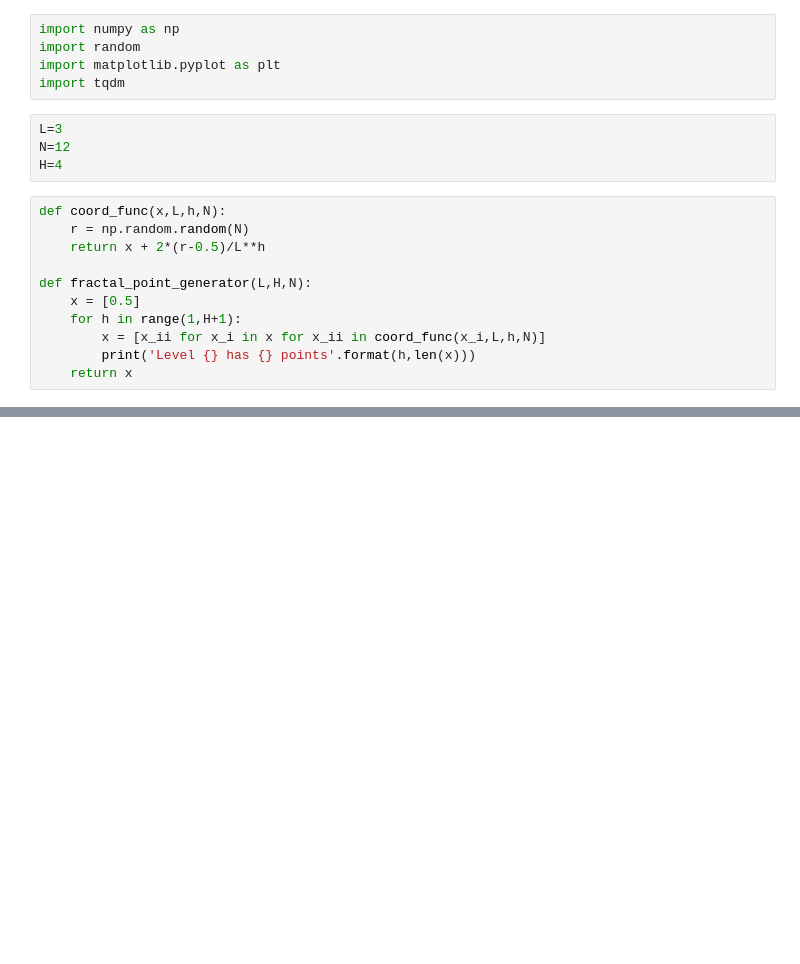
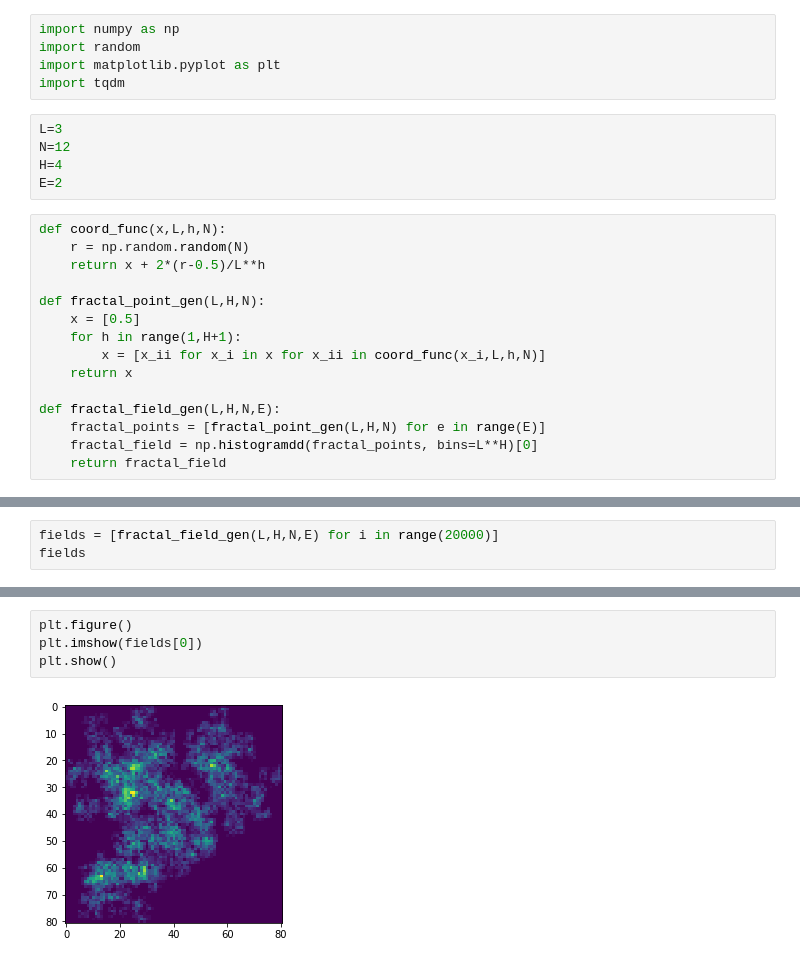
Before and after one commit to MBates92/Scripts, a Jupyter notebook: JupyterNotebooks/Elmegreen's fractal algorithm.ipynb, the cells around one changed output, grey strips where cells are left out. Cells and saved outputs as stored; diff of their text form; blank space fills up the shorter version.

Commit message:
Finished method for Elmegreen's fractal model.

```diff
--- a/JupyterNotebooks/Elmegreen's fractal algorithm.ipynb
+++ b/JupyterNotebooks/Elmegreen's fractal algorithm.ipynb
@@ -7,14 +7,19 @@ import tqdm
 L=3
 N=12
 H=4
+E=2
 # %%
 def coord_func(x,L,h,N):
     r = np.random.random(N)
     return x + 2*(r-0.5)/L**h
 
-def fractal_point_generator(L,H,N):
+def fractal_point_gen(L,H,N):
     x = [0.5]
     for h in range(1,H+1):
         x = [x_ii for x_i in x for x_ii in coord_func(x_i,L,h,N)]
-        print('Level {} has {} points'.format(h,len(x)))
     return x
+
+def fractal_field_gen(L,H,N,E):
+    fractal_points = [fractal_point_gen(L,H,N) for e in range(E)]
+    fractal_field = np.histogramdd(fractal_points, bins=L**H)[0]
+    return fractal_field
@@ -52,0 +26,3 @@ np.histogram2d(*coords)
+# %%
+fields = [fractal_field_gen(L,H,N,E) for i in range(20000)]
+fields
@@ -52,0 +47,6 @@ np.histogram2d(*coords)
+# %%
+plt.figure()
+plt.imshow(fields[0])
+plt.show()
+# %% [output]
+[figure, added]
```
Also changed, not shown: parts of 3 cells of this notebook.
